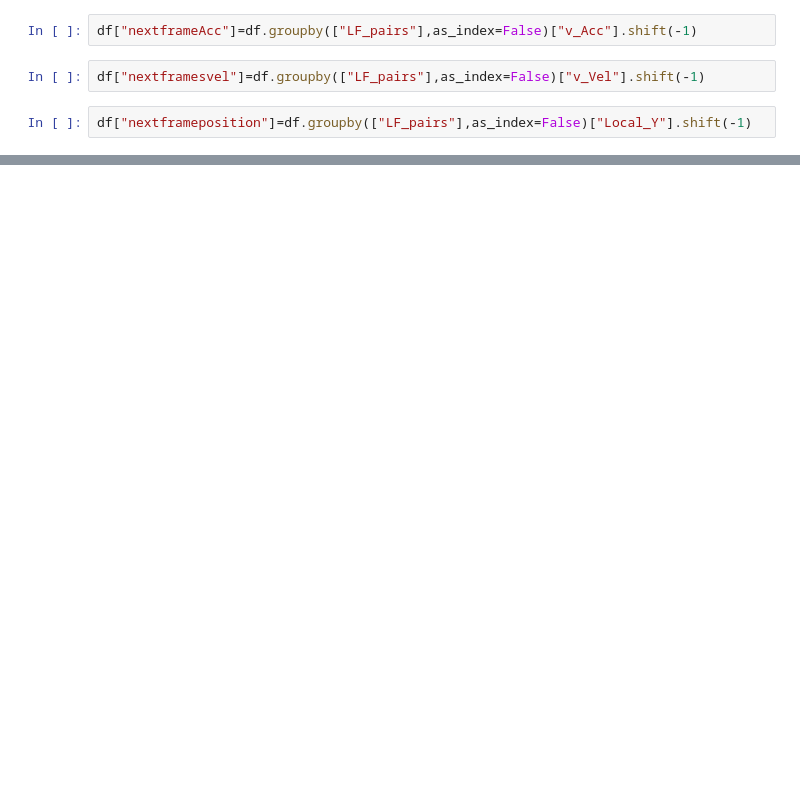
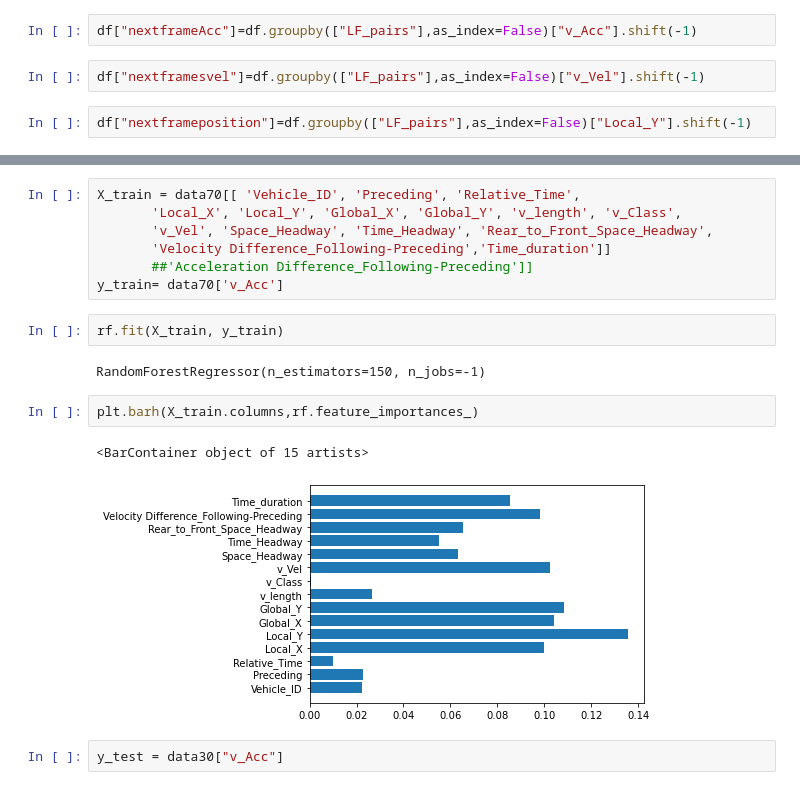
Before and after one commit to VineetDhamija/DataDrivenCarFollowing, a Jupyter notebook: datadrivencarfollowing-v1/scripts/RandomeForest_NC.ipynb, the cells around one changed output, grey strips where cells are left out. Saved outputs shown, nothing was run; the diff lists cells and outputs as text; blank space fills up the shorter version.

```diff
--- a/datadrivencarfollowing-v1/scripts/RandomeForest_NC.ipynb
+++ b/datadrivencarfollowing-v1/scripts/RandomeForest_NC.ipynb
@@ -152,0 +296,18 @@ df1.T
+# %%
+X_train = data70[[ 'Vehicle_ID', 'Preceding', 'Relative_Time',
+       'Local_X', 'Local_Y', 'Global_X', 'Global_Y', 'v_length', 'v_Class',
+       'v_Vel', 'Space_Headway', 'Time_Headway', 'Rear_to_Front_Space_Headway',
+       'Velocity Difference_Following-Preceding','Time_duration']]
+       ##'Acceleration Difference_Following-Preceding']]
+y_train= data70['v_Acc']
+# %%
+rf.fit(X_train, y_train)
+# %% [output]
+RandomForestRegressor(n_estimators=150, n_jobs=-1)
+# %%
+plt.barh(X_train.columns,rf.feature_importances_)
+# %% [output]
+<BarContainer object of 15 artists>
+[figure, added]
+# %%
+y_test = data30["v_Acc"]
```
Also changed, not shown: parts of 48 cells of this notebook.
